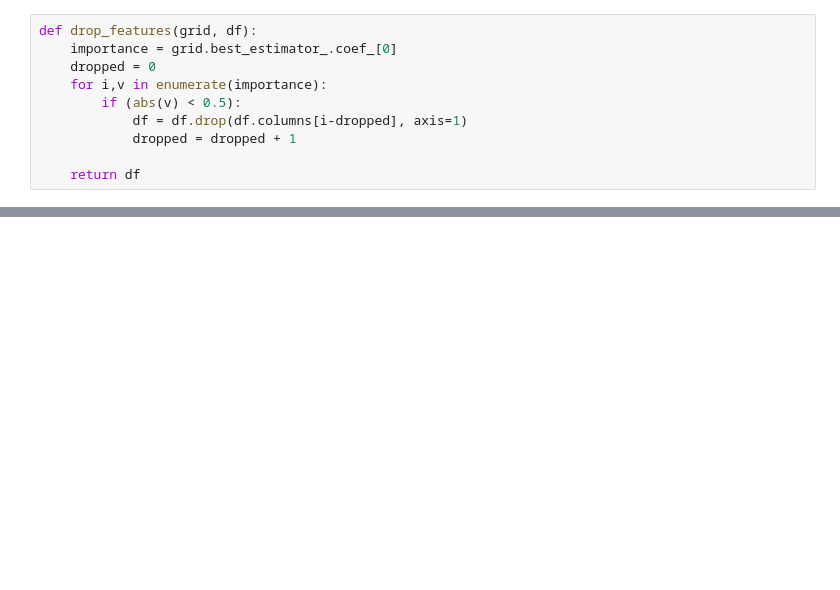
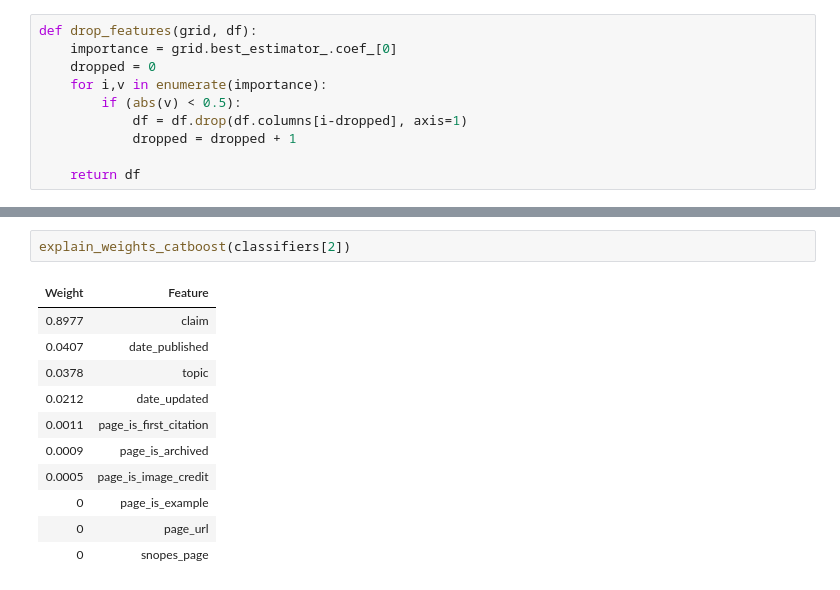
Before and after one commit to Enquisidor/chkr, a Jupyter notebook: Initial Models/Rumor Model.ipynb, the cells around one changed output, grey strips where cells are left out. Saved outputs shown, nothing was run; the diff lists cells and outputs as text; blank space fills up the shorter version.

```diff
--- a/Initial Models/Rumor Model.ipynb
+++ b/Initial Models/Rumor Model.ipynb
@@ -401,0 +422,14 @@ def drop_cat_features(cat, df):
+# %%
+explain_weights_catboost(classifiers[2])
+# %% [output]
+| Weight | Feature |
+| 0.8977 | claim |
+| 0.0407 | date_published |
+| 0.0378 | topic |
+| 0.0212 | date_updated |
+| 0.0011 | page_is_first_citation |
+| 0.0009 | page_is_archived |
+| 0.0005 | page_is_image_credit |
+| 0 | page_is_example |
+| 0 | page_url |
+| 0 | snopes_page |
```
Also changed, not shown: parts of 15 cells of this notebook, 8 other files.
